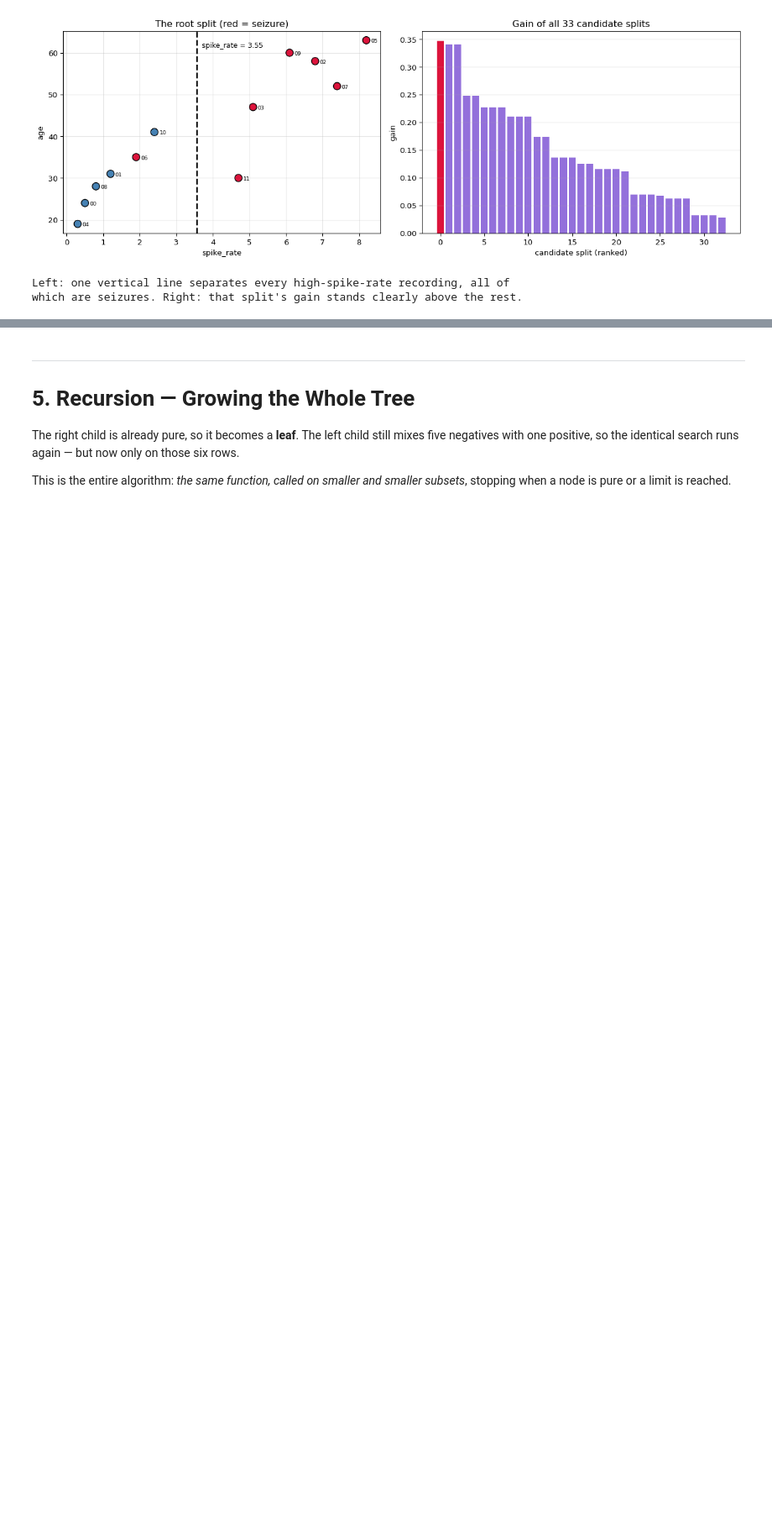
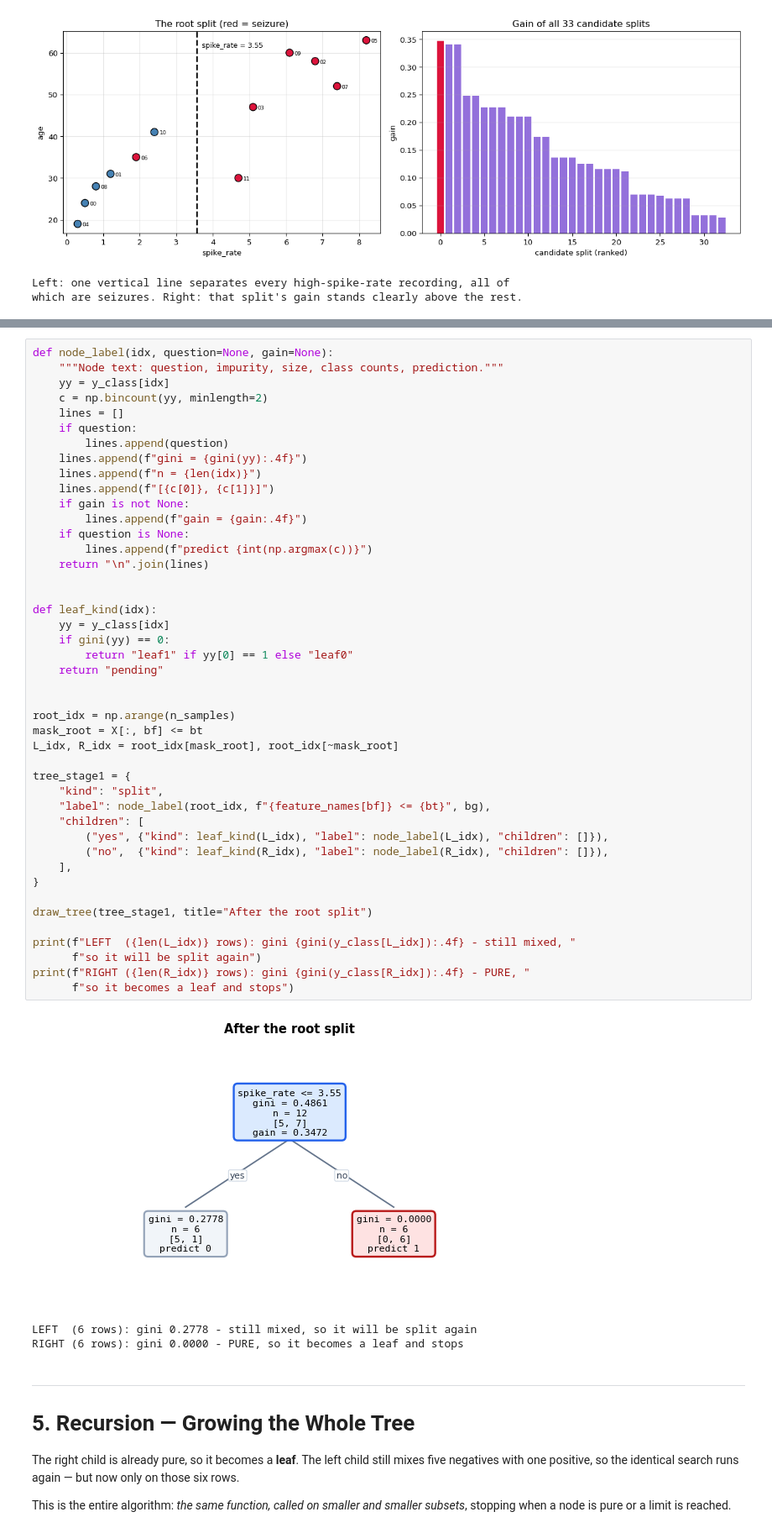
Before and after one commit to seyedhasanmirhoseini1367/PersonalPortfolio, a Jupyter notebook: ml_training/how_models_work_decision_tree.ipynb, the cells around one changed output, grey strips where cells are left out. Shown at 84% size. Drawn from its saved outputs; the diff is of its cells as text; blank space fills up the shorter version.

```diff
--- a/ml_training/how_models_work_decision_tree.ipynb
+++ b/ml_training/how_models_work_decision_tree.ipynb
@@ -447,3 +602,51 @@ which are seizures. Right: that split's gain stands clearly above the rest.
+# %%
+def node_label(idx, question=None, gain=None):
+    """Node text: question, impurity, size, class counts, prediction."""
+    yy = y_class[idx]
+    c = np.bincount(yy, minlength=2)
+    lines = []
+    if question:
+        lines.append(question)
+    lines.append(f"gini = {gini(yy):.4f}")
+    lines.append(f"n = {len(idx)}")
+    lines.append(f"[{c[0]}, {c[1]}]")
+    if gain is not None:
+        lines.append(f"gain = {gain:.4f}")
+    if question is None:
+        lines.append(f"predict {int(np.argmax(c))}")
+    return "\n".join(lines)
+
+
+def leaf_kind(idx):
+    yy = y_class[idx]
+    if gini(yy) == 0:
+        return "leaf1" if yy[0] == 1 else "leaf0"
+    return "pending"
+
+
+root_idx = np.arange(n_samples)
+mask_root = X[:, bf] <= bt
+L_idx, R_idx = root_idx[mask_root], root_idx[~mask_root]
+
+tree_stage1 = {
+    "kind": "split",
+    "label": node_label(root_idx, f"{feature_names[bf]} <= {bt}", bg),
+    "children": [
+        ("yes", {"kind": leaf_kind(L_idx), "label": node_label(L_idx), "children": []}),
+        ("no",  {"kind": leaf_kind(R_idx), "label": node_label(R_idx), "children": []}),
+    ],
+}
+
+draw_tree(tree_stage1, title="After the root split")
+
+print(f"LEFT  ({len(L_idx)} rows): gini {gini(y_class[L_idx]):.4f} - still mixed, "
+      f"so it will be split again")
+print(f"RIGHT ({len(R_idx)} rows): gini {gini(y_class[R_idx]):.4f} - PURE, "
+      f"so it becomes a leaf and stops")
+# %% [output]
+[figure, added]
+LEFT  (6 rows): gini 0.2778 - still mixed, so it will be split again
+RIGHT (6 rows): gini 0.0000 - PURE, so it becomes a leaf and stops
 # %% [markdown]
 ---
 # 5. Recursion &mdash; Growing the Whole Tree
```
Also changed, not shown: parts of 7 cells of this notebook, 4 other files.
